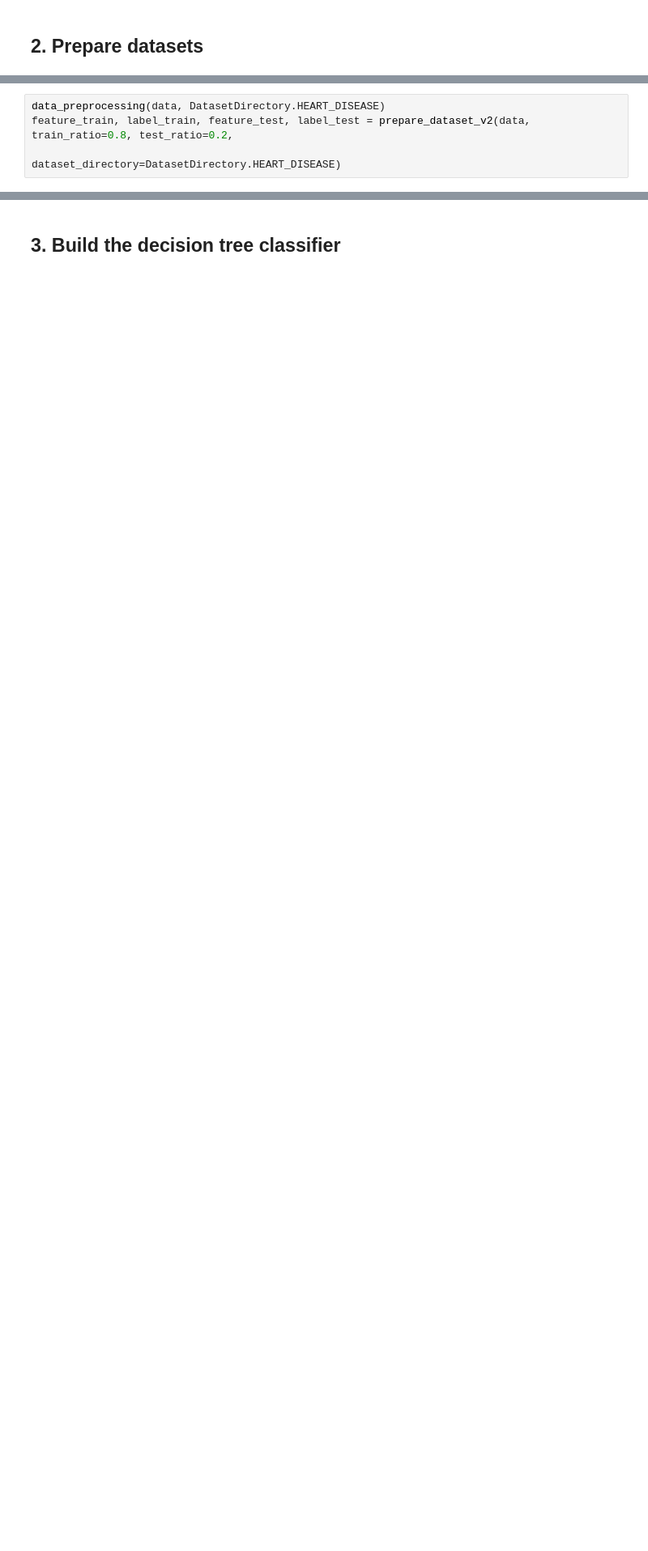
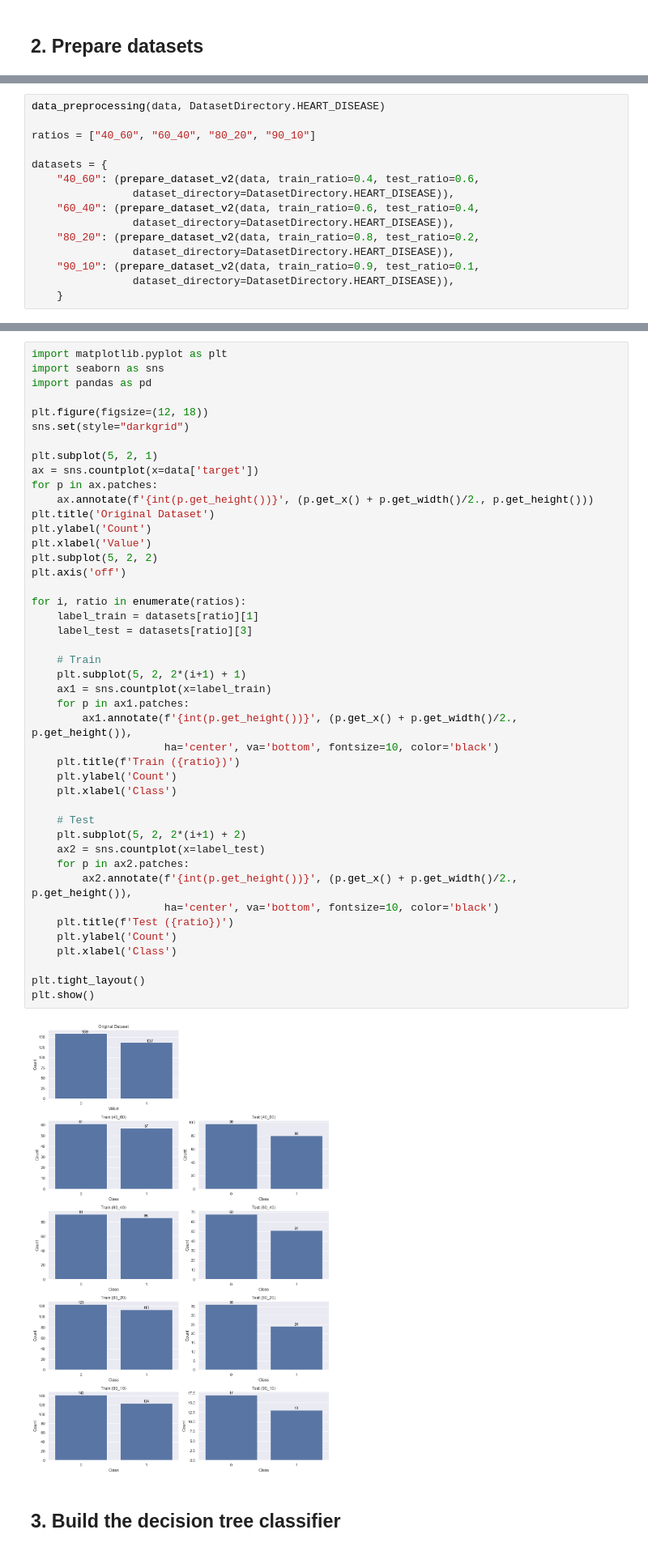
Before and after one commit to pqkkkkk/DecisionTree, a Jupyter notebook: heart_disease.ipynb, the cells around one changed output, grey strips where cells are left out. Shown at 81% size. Saved outputs shown, nothing was run; the diff lists cells and outputs as text; blank space fills up the shorter version.

Commit message:
heart disease

```diff
--- a/heart_disease.ipynb
+++ b/heart_disease.ipynb
@@ -9,4 +11,15 @@ data = load_data(DatasetDirectory.HEART_DISEASE)
 # %%
 data_preprocessing(data, DatasetDirectory.HEART_DISEASE)
-feature_train, label_train, feature_test, label_test = prepare_dataset_v2(data, train_ratio=0.8, test_ratio=0.2,
-                                                                          dataset_directory=DatasetDirectory.HEART_DISEASE)
+
+ratios = ["40_60", "60_40", "80_20", "90_10"]
+
+datasets = {
+    "40_60": (prepare_dataset_v2(data, train_ratio=0.4, test_ratio=0.6,
+                dataset_directory=DatasetDirectory.HEART_DISEASE)),
+    "60_40": (prepare_dataset_v2(data, train_ratio=0.6, test_ratio=0.4,
+                dataset_directory=DatasetDirectory.HEART_DISEASE)),
+    "80_20": (prepare_dataset_v2(data, train_ratio=0.8, test_ratio=0.2,
+                dataset_directory=DatasetDirectory.HEART_DISEASE)),
+    "90_10": (prepare_dataset_v2(data, train_ratio=0.9, test_ratio=0.1,
+                dataset_directory=DatasetDirectory.HEART_DISEASE)),
+    }
@@ -13,3 +28,49 @@ feature_train, label_train, feature_test, label_test = prepare_dataset_v2(data,
+# %%
+import matplotlib.pyplot as plt
+import seaborn as sns
+import pandas as pd
+
+plt.figure(figsize=(12, 18))
+sns.set(style="darkgrid")
+
+plt.subplot(5, 2, 1)
+ax = sns.countplot(x=data['target'])
+for p in ax.patches:
+    ax.annotate(f'{int(p.get_height())}', (p.get_x() + p.get_width()/2., p.get_height()))
+plt.title('Original Dataset')
+plt.ylabel('Count')
+plt.xlabel('Value')
+plt.subplot(5, 2, 2)
+plt.axis('off')
+
+for i, ratio in enumerate(ratios):
+    label_train = datasets[ratio][1]
+    label_test = datasets[ratio][3]
+
+    # Train
+    plt.subplot(5, 2, 2*(i+1) + 1)
+    ax1 = sns.countplot(x=label_train)
+    for p in ax1.patches:
+        ax1.annotate(f'{int(p.get_height())}', (p.get_x() + p.get_width()/2., p.get_height()),
+                     ha='center', va='bottom', fontsize=10, color='black')
+    plt.title(f'Train ({ratio})')
+    plt.ylabel('Count')
+    plt.xlabel('Class')
+
+    # Test
+    plt.subplot(5, 2, 2*(i+1) + 2)
+    ax2 = sns.countplot(x=label_test)
+    for p in ax2.patches:
+        ax2.annotate(f'{int(p.get_height())}', (p.get_x() + p.get_width()/2., p.get_height()),
+                     ha='center', va='bottom', fontsize=10, color='black')
+    plt.title(f'Test ({ratio})')
+    plt.ylabel('Count')
+    plt.xlabel('Class')
+
+plt.tight_layout()
+plt.show()
+# %% [output]
+[figure, added]
 # %% [markdown]
 ## 3. Build the decision tree classifier
 # %% [markdown]
```
Also changed, not shown: parts of 7 cells of this notebook, 11 other files.
